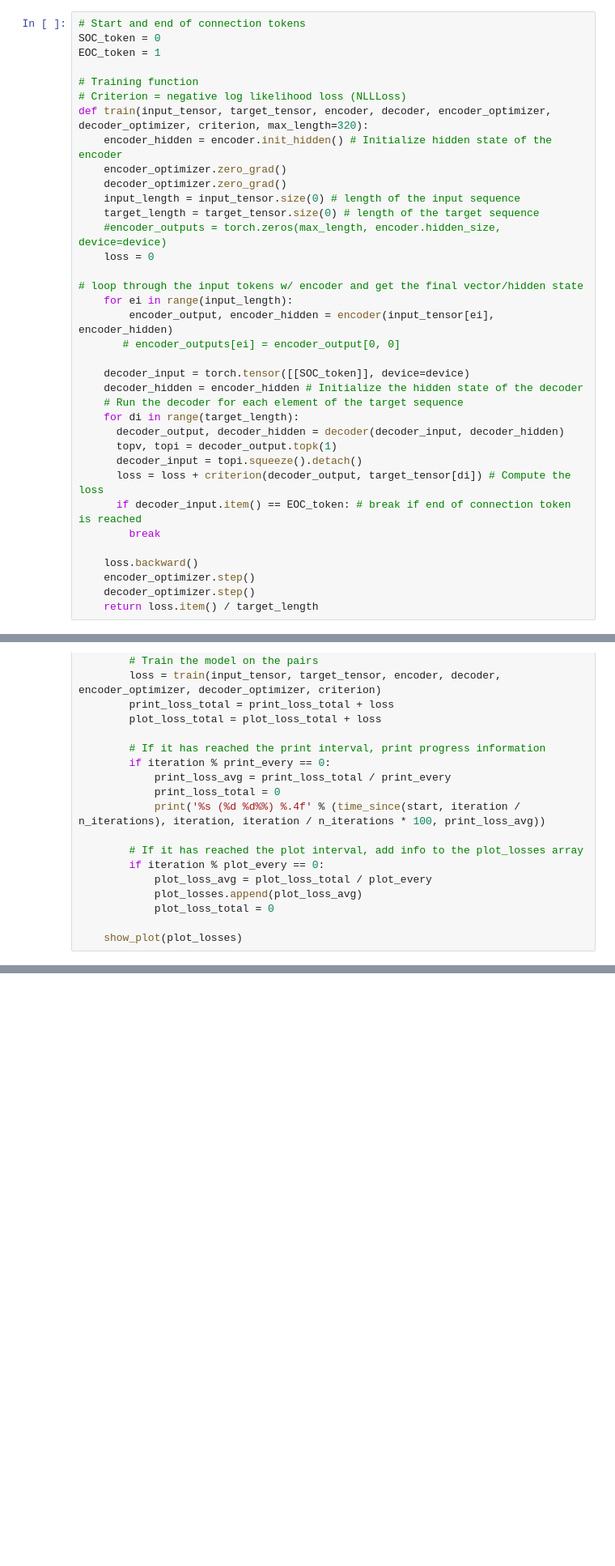
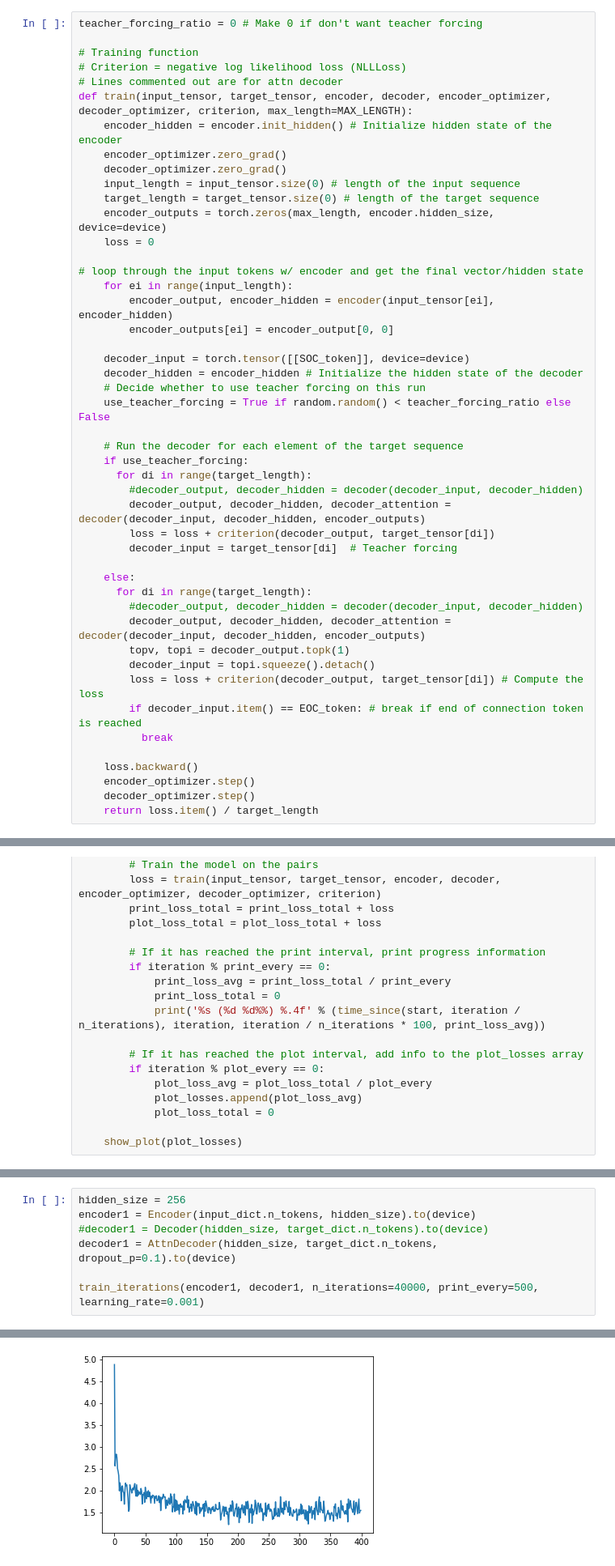
Before and after one commit to mgrubelic29/TCPAnomalyDetectionSeq2Seq, a Jupyter notebook: Seq2SeqPrototype.ipynb, the cells around one changed output, grey strips where cells are left out. Shown at 81% size. Cells and saved outputs as stored; diff of their text form; blank space fills up the shorter version.

Commit message:
Finished data preparation functions, made several updates to training functions, added code to train the model

```diff
--- a/Seq2SeqPrototype.ipynb
+++ b/Seq2SeqPrototype.ipynb
@@ -169,36 +305,47 @@ def show_plot(points):
 # %% [markdown]
 # Training function
 # %%
-# Start and end of connection tokens
-SOC_token = 0
-EOC_token = 1
+teacher_forcing_ratio = 0 # Make 0 if don't want teacher forcing
 
 # Training function
 # Criterion = negative log likelihood loss (NLLLoss)
-def train(input_tensor, target_tensor, encoder, decoder, encoder_optimizer, decoder_optimizer, criterion, max_length=320):
+# Lines commented out are for attn decoder
+def train(input_tensor, target_tensor, encoder, decoder, encoder_optimizer, decoder_optimizer, criterion, max_length=MAX_LENGTH):
     encoder_hidden = encoder.init_hidden() # Initialize hidden state of the encoder
     encoder_optimizer.zero_grad()
     decoder_optimizer.zero_grad()
     input_length = input_tensor.size(0) # length of the input sequence
     target_length = target_tensor.size(0) # length of the target sequence
-    #encoder_outputs = torch.zeros(max_length, encoder.hidden_size, device=device)
+    encoder_outputs = torch.zeros(max_length, encoder.hidden_size, device=device)
     loss = 0
 
 # loop through the input tokens w/ encoder and get the final vector/hidden state
     for ei in range(input_length):
         encoder_output, encoder_hidden = encoder(input_tensor[ei], encoder_hidden)
-       # encoder_outputs[ei] = encoder_output[0, 0]
+        encoder_outputs[ei] = encoder_output[0, 0]
 
     decoder_input = torch.tensor([[SOC_token]], device=device)
     decoder_hidden = encoder_hidden # Initialize the hidden state of the decoder
+    # Decide whether to use teacher forcing on this run
+    use_teacher_forcing = True if random.random() < teacher_forcing_ratio else False
+
     # Run the decoder for each element of the target sequence
-    for di in range(target_length):
-      decoder_output, decoder_hidden = decoder(decoder_input, decoder_hidden)
-      topv, topi = decoder_output.topk(1)
-      decoder_input = topi.squeeze().detach()
-      loss = loss + criterion(decoder_output, target_tensor[di]) # Compute the loss
-      if decoder_input.item() == EOC_token: # break if end of connection token is reached
-        break
+    if use_teacher_forcing:
+      for di in range(target_length):
+        #decoder_output, decoder_hidden = decoder(decoder_input, decoder_hidden)
+        decoder_output, decoder_hidden, decoder_attention = decoder(decoder_input, decoder_hidden, encoder_outputs)
+        loss = loss + criterion(decoder_output, target_tensor[di])
+        decoder_input = target_tensor[di]  # Teacher forcing
+
+    else:
+      for di in range(target_length):
+        #decoder_output, decoder_hidden = decoder(decoder_input, decoder_hidden)
+        decoder_output, decoder_hidden, decoder_attention = decoder(decoder_input, decoder_hidden, encoder_outputs)
+        topv, topi = decoder_output.topk(1)
+        decoder_input = topi.squeeze().detach()
+        loss = loss + criterion(decoder_output, target_tensor[di]) # Compute the loss
+        if decoder_input.item() == EOC_token: # break if end of connection token is reached
+          break
 
     loss.backward()
     encoder_optimizer.step()
@@ -245,0 +397,8 @@ def train_iterations(encoder, decoder, n_iterations, print_every=1000, plot_ever
+# %%
+hidden_size = 256
+encoder1 = Encoder(input_dict.n_tokens, hidden_size).to(device)
+#decoder1 = Decoder(hidden_size, target_dict.n_tokens).to(device)
+decoder1 = AttnDecoder(hidden_size, target_dict.n_tokens, dropout_p=0.1).to(device)
+
+train_iterations(encoder1, decoder1, n_iterations=40000, print_every=500, learning_rate=0.001)
+# %% [output]
@@ -245,0 +423 @@ def train_iterations(encoder, decoder, n_iterations, print_every=1000, plot_ever
+[figure, added]
```
Also changed, not shown: parts of 17 cells of this notebook.
